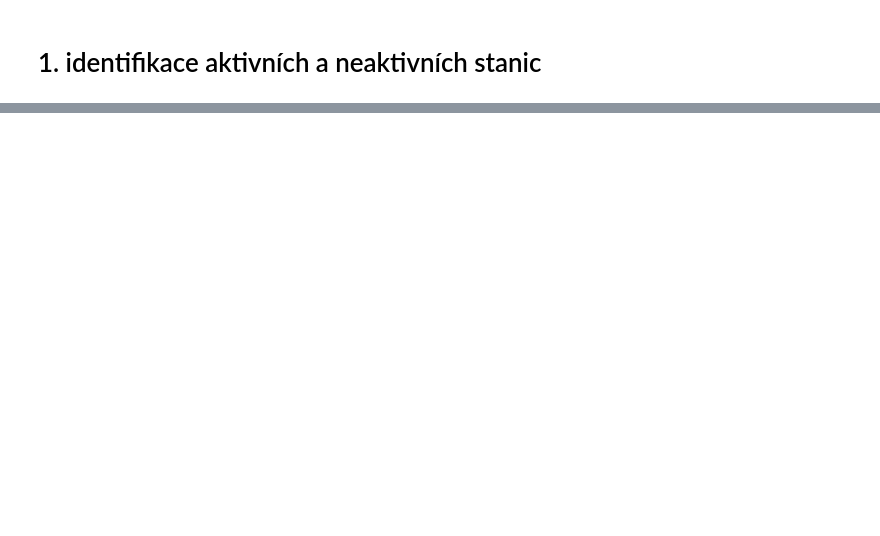
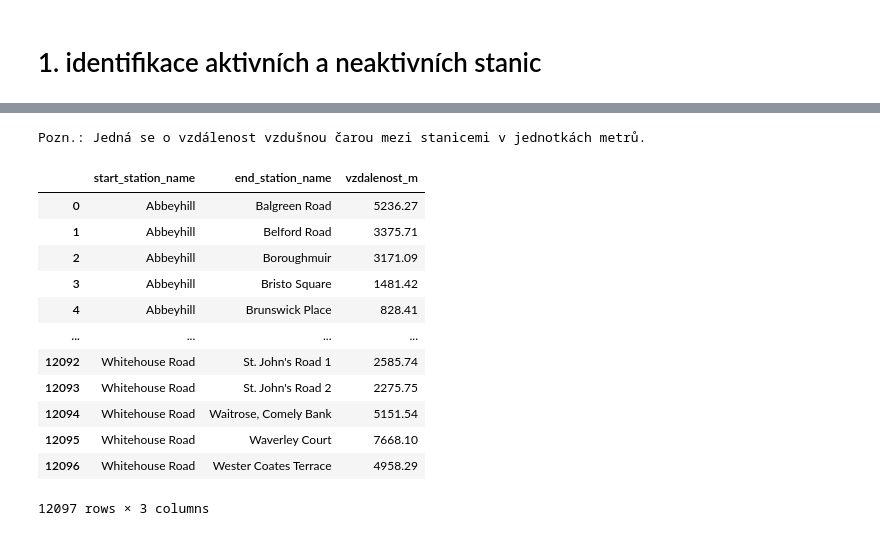
Before and after one commit to RadkaMat/p_Radka_Matouchova_projekt_Python, a Jupyter notebook: projekt.ipynb, the cells around one changed output, grey strips where cells are left out. Cells and saved outputs as stored; diff of their text form; code cells hidden in the pictures; blank space fills up the shorter version.

```diff
--- a/projekt.ipynb
+++ b/projekt.ipynb
@@ -145,0 +232,50 @@ data_f3[:-10]
+# %%
+data5 = pd.read_sql(sql=
+
+'''SELECT
+          start_station_name,
+          start_station_latitude,
+          start_station_longitude,
+          end_station_name,
+          end_station_latitude,
+          end_station_longitude
+   FROM edinburgh_bikes
+   WHERE start_station_name != end_station_name
+   GROUP BY
+          start_station_name,
+          end_station_name
+'''
+                    , con=masina)
+# %%
+def vzdalenost(lat_start, lon_start, lat_end, lon_end):
+    import math
+    R = 6371000
+    lat_start = np.radians(lat_start)
+    lon_start = np.radians(lon_start)
+    lat_end = np.radians(lat_end)
+    lon_end = np.radians(lon_end)
+    rozdilLat = lat_end - lat_start
+    rozdilLon = lon_end - lon_start
+    a = np.sin(rozdilLat/2) ** 2 + np.cos(lat_start) * np.cos(lat_end) * np.sin(rozdilLon / 2) ** 2
+    c = 2 * math.atan2(np.sqrt(a), np.sqrt(1 - a))
+    return R * c
+data5['vzdalenost_m'] = data5.apply(lambda row : vzdalenost(row['start_station_latitude'], row['start_station_longitude'], row['end_station_latitude'], row['end_station_longitude']), axis = 1)
+data5.vzdalenost_m = data5.vzdalenost_m.round(2)
+print('Pozn.: Jedná se o vzdálenost vzdušnou čarou mezi stanicemi v jednotkách metrů.')
+data6 = data5.filter(items=['start_station_name', 'end_station_name','vzdalenost_m'])
+data6
+# %% [output]
+Pozn.: Jedná se o vzdálenost vzdušnou čarou mezi stanicemi v jednotkách metrů.
+|  | start_station_name | end_station_name | vzdalenost_m |
+| 0 | Abbeyhill | Balgreen Road | 5236.27 |
+| 1 | Abbeyhill | Belford Road | 3375.71 |
+| 2 | Abbeyhill | Boroughmuir | 3171.09 |
+| 3 | Abbeyhill | Bristo Square | 1481.42 |
+| 4 | Abbeyhill | Brunswick Place | 828.41 |
+| ... | ... | ... | ... |
+| 12092 | Whitehouse Road | St. John's Road 1 | 2585.74 |
+| 12093 | Whitehouse Road | St. John's Road 2 | 2275.75 |
+| 12094 | Whitehouse Road | Waitrose, Comely Bank | 5151.54 |
+| 12095 | Whitehouse Road | Waverley Court | 7668.10 |
+| 12096 | Whitehouse Road | Wester Coates Terrace | 4958.29 |
+12097 rows × 3 columns
```
Also changed, not shown: parts of 66 cells of this notebook.
